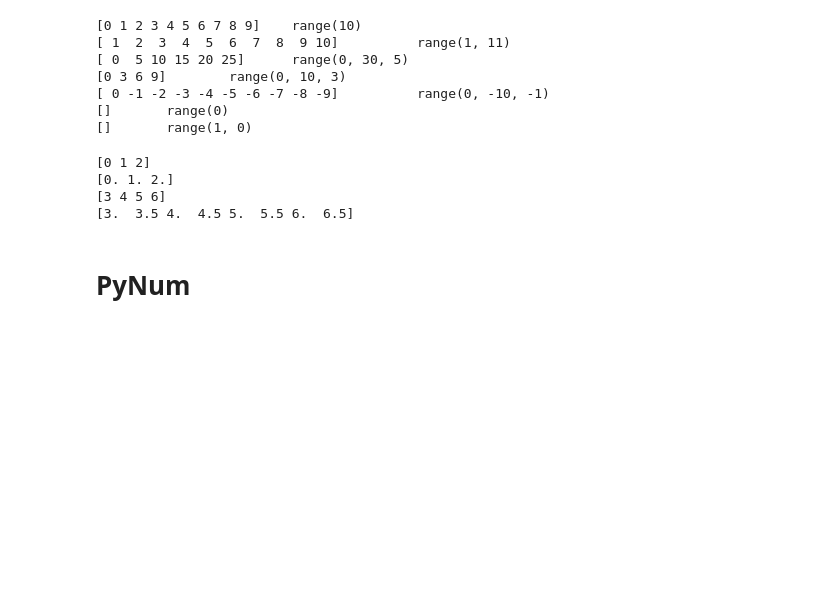
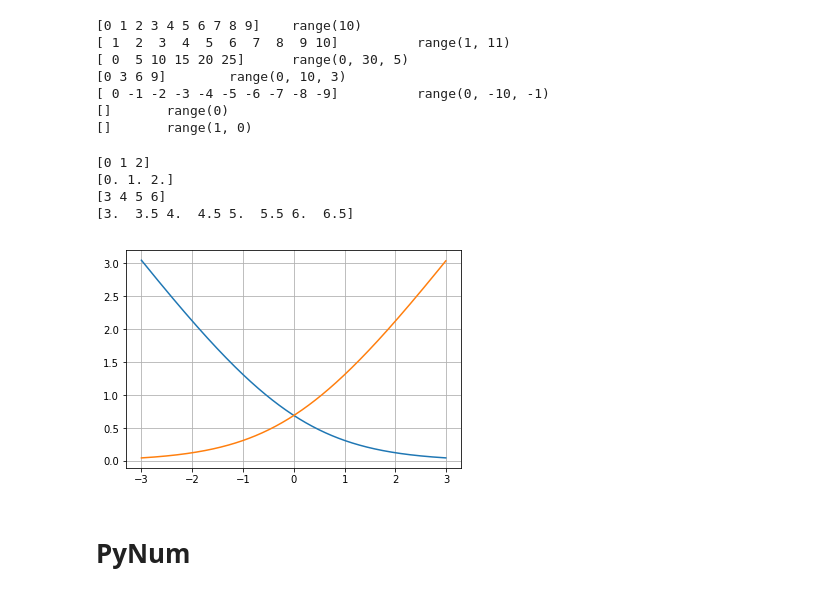
Before and after one commit to YunxiLiGitHub/Python, a Jupyter notebook: Memo.ipynb, the cells around one changed output. Saved outputs shown, nothing was run; the diff lists cells and outputs as text; code cells hidden in the pictures; blank space fills up the shorter version.

```diff
--- a/Memo.ipynb
+++ b/Memo.ipynb
@@ -813,6 +813,19 @@ print(np.arange(3,7,0.5))
 [0. 1. 2.]
 [3 4 5 6]
 [3.  3.5 4.  4.5 5.  5.5 6.  6.5]
+# %%
+import numpy as np
+import matplotlib.pyplot as plt
+from scipy.special import expit
+
+a=np.arange(-3,3,0.01)
+b=-np.log(expit(a))
+
+plt.plot(a,-np.log(expit(a)))
+plt.plot(a,-np.log(1-expit(a)))
+plt.grid()
+# %% [output]
+[figure, added]
 # %% [markdown]
 # PyNum
 # %% [markdown]
```
